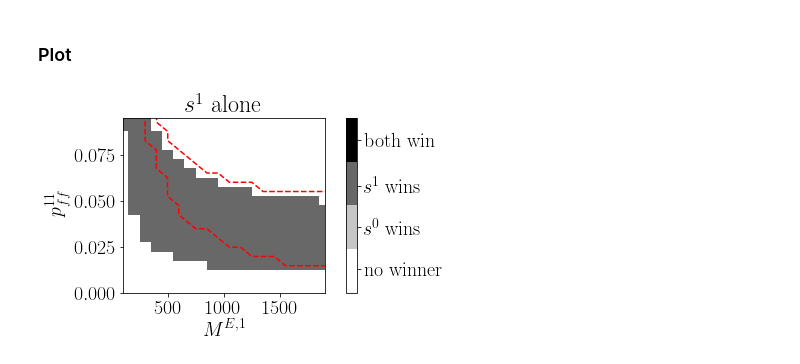
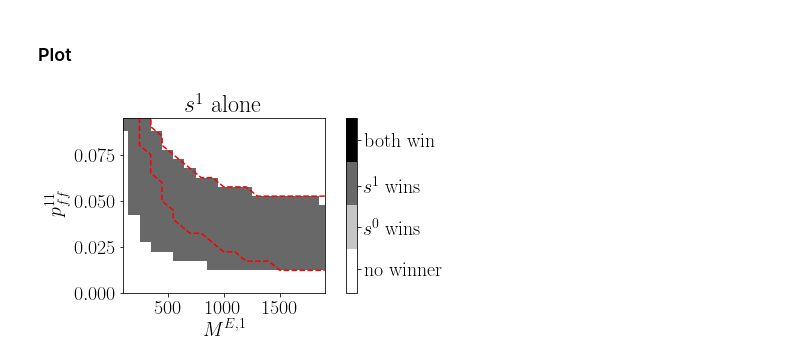
Before and after one commit to tristanstoeber/sequence_competition_cooperation, a Jupyter notebook: 3b_requiredFFweight_nocompetition.ipynb, the cells around one changed output. Saved outputs shown, nothing was run; the diff lists cells and outputs as text; code cells hidden in the pictures.

```diff
--- a/3b_requiredFFweight_nocompetition.ipynb
+++ b/3b_requiredFFweight_nocompetition.ipynb
@@ -115,7 +115,7 @@ except Exception as error:
 # %% [markdown]
 ### Load results from 3a
 # %%
-crit_comp = tools_wc.load_pckl('data/3a_r_twoseqs_crit')
+seq1wins = tools_wc.load_pckl('data/3a_seg1wins')
 #linapprox_comp = tools_wc.load_pckl('data/3a_r_twoseqs_linapprox')
 # %% [markdown]
 ### Plot
@@ -159,34 +159,34 @@ ax2 = ax[0, 1]
 cb = mpl.colorbar.ColorbarBase(
     ax2, cmap=cmap, norm=norm,
     #spacing='proportional',
     ticks=[0.5, 1., 1.5, 2.5],
     boundaries=bounds[:-1], format='%2i')
 cb.ax.set_yticklabels(
     ['no winner',
      '$s^0$ wins',
      '$s^1$ wins',
      'both win'])
 
 
 # insert linear approximation
 #if p__11_ff_lin_nocomp:
 #    ax[0,0].plot(params['range_nE1'], p__11_ff_lin_nocomp, c='orange')
 #    ax[0,0].plot(linapprox_comp[:, 0], linapprox_comp[:, 1], c='red')
 
 # insert simulation results of 3a
 xticks_shifted = xticks + np.mean(np.diff(xticks))/2.  # shift x and y ticks to match outer boundaries
 yticks = yticks + np.mean(np.diff(yticks))/2.
 
 ax[0, 0].contour(
-    xticks+50,
-    params['p_ff']*params['range_pot_ff1']+0.0025,
-    crit_comp[:,:,1].T,
+    xticks,
+    params['p_ff']*params['range_pot_ff1'],
+    seq1wins.T,
     colors='red',
     levels=[0.49],
     linestyles='dashed')
 
 fig.tight_layout()
 
 fig.savefig('figures/3b_FFweightScalesNonlinearly_nocomp.svg')
 # %% [output]
-[figure, old version]
+[figure, new version]
```
Also changed, not shown: 3 other files.
